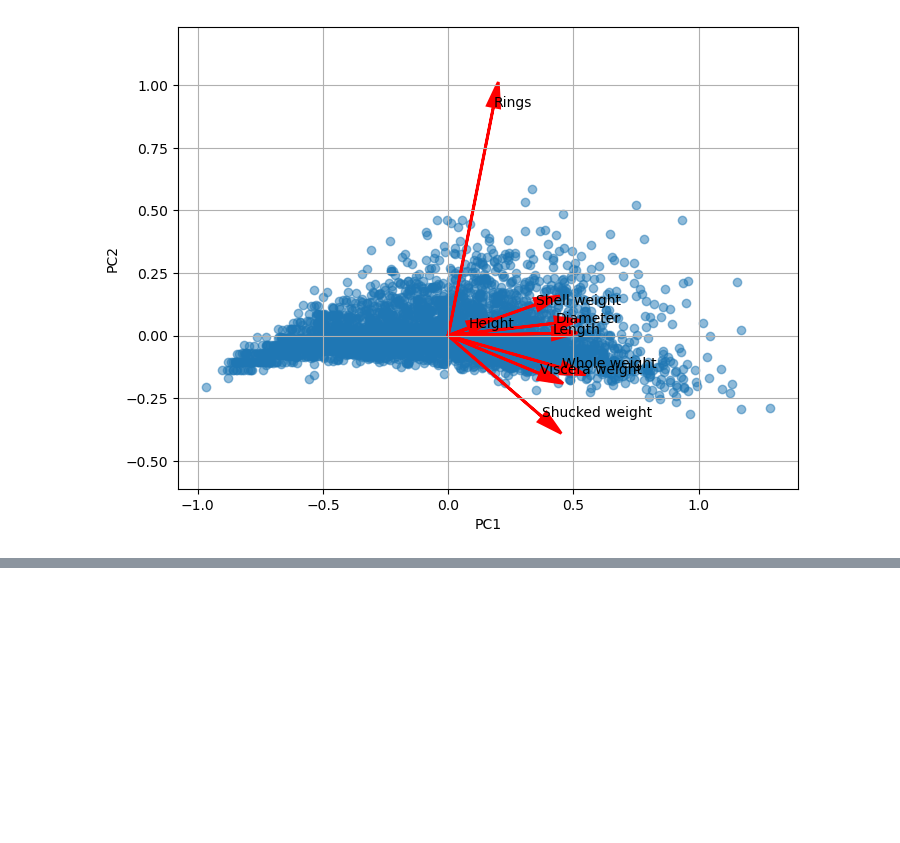
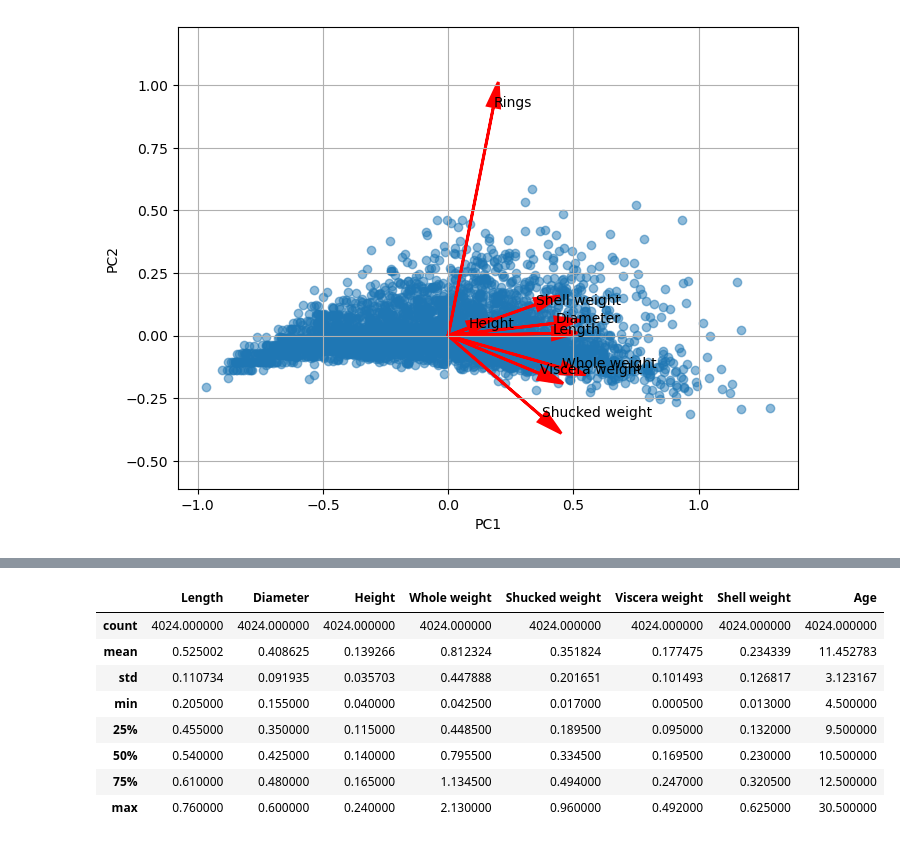
Before and after one commit to cyang2001/Probability, a Jupyter notebook: projetDS/notebooks/feature_selection_and_engineering.ipynb, the cells around one changed output, grey strips where cells are left out. Cells and saved outputs as stored; diff of their text form; code cells hidden in the pictures; blank space fills up the shorter version.

```diff
--- a/projetDS/notebooks/feature_selection_and_engineering.ipynb
+++ b/projetDS/notebooks/feature_selection_and_engineering.ipynb
@@ -81,0 +96,13 @@ plt.show()
+# %%
+df = pd.read_csv('../data/raw/abalone_data_with_feature_engineering.csv')
+df.describe()
+# %% [output]
+|  | Length | Diameter | Height | Whole weight | Shucked weight | Viscera weight | Shell weight | Age |
+| count | 4024.000000 | 4024.000000 | 4024.000000 | 4024.000000 | 4024.000000 | 4024.000000 | 4024.000000 | 4024.000000 |
+| mean | 0.525002 | 0.408625 | 0.139266 | 0.812324 | 0.351824 | 0.177475 | 0.234339 | 11.452783 |
+| std | 0.110734 | 0.091935 | 0.035703 | 0.447888 | 0.201651 | 0.101493 | 0.126817 | 3.123167 |
+| min | 0.205000 | 0.155000 | 0.040000 | 0.042500 | 0.017000 | 0.000500 | 0.013000 | 4.500000 |
+| 25% | 0.455000 | 0.350000 | 0.115000 | 0.448500 | 0.189500 | 0.095000 | 0.132000 | 9.500000 |
+| 50% | 0.540000 | 0.425000 | 0.140000 | 0.795500 | 0.334500 | 0.169500 | 0.230000 | 10.500000 |
+| 75% | 0.610000 | 0.480000 | 0.165000 | 1.134500 | 0.494000 | 0.247000 | 0.320500 | 12.500000 |
+| max | 0.760000 | 0.600000 | 0.240000 | 2.130000 | 0.960000 | 0.492000 | 0.625000 | 30.500000 |
```
Also changed, not shown: parts of 1 cell of this notebook, 13 other files.
